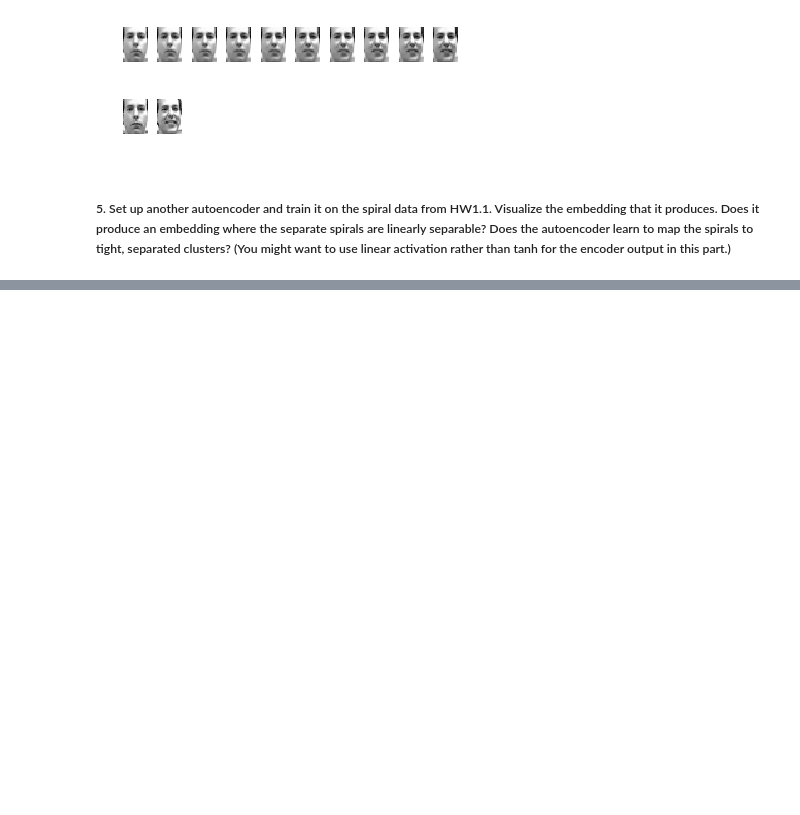
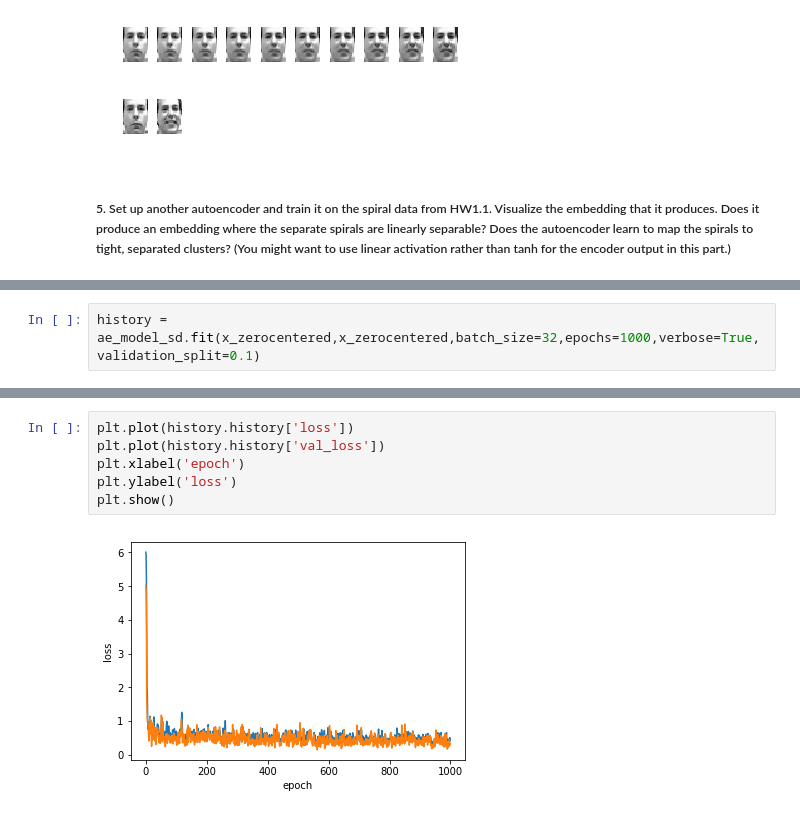
Before and after one commit to ericlabouve/csc566-DeepLearning, a Jupyter notebook: hw3/undercomplete_autoencoder.ipynb, the cells around one changed output, grey strips where cells are left out. Saved outputs shown, nothing was run; the diff lists cells and outputs as text; blank space fills up the shorter version.

```diff
--- a/hw3/undercomplete_autoencoder.ipynb
+++ b/hw3/undercomplete_autoencoder.ipynb
@@ -296,0 +405,2 @@ interpolate_between(5,14)
+# %%
+history = ae_model_sd.fit(x_zerocentered,x_zerocentered,batch_size=32,epochs=1000,verbose=True,validation_split=0.1)
@@ -296,0 +425,8 @@ interpolate_between(5,14)
+# %%
+plt.plot(history.history['loss'])
+plt.plot(history.history['val_loss'])
+plt.xlabel('epoch')
+plt.ylabel('loss')
+plt.show()
+# %% [output]
+[figure, added]
```
Also changed, not shown: parts of 4 cells of this notebook.
